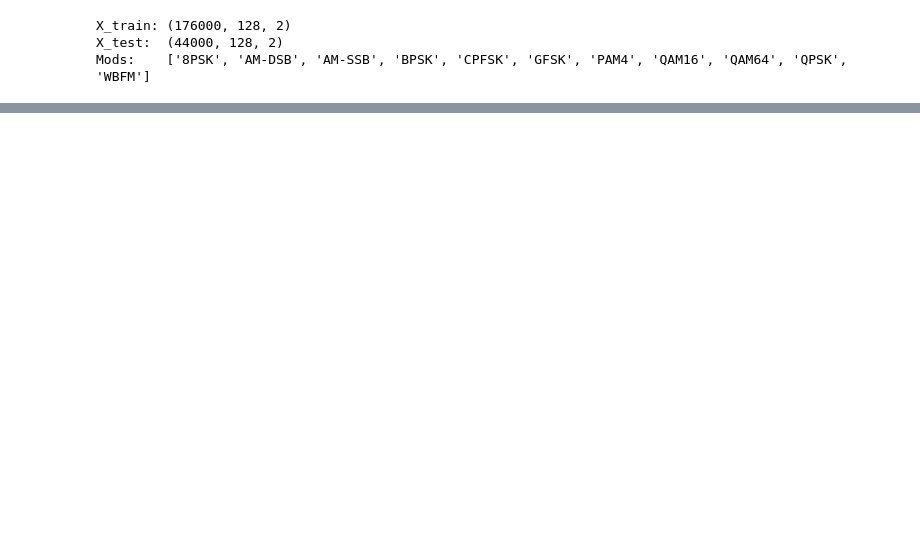
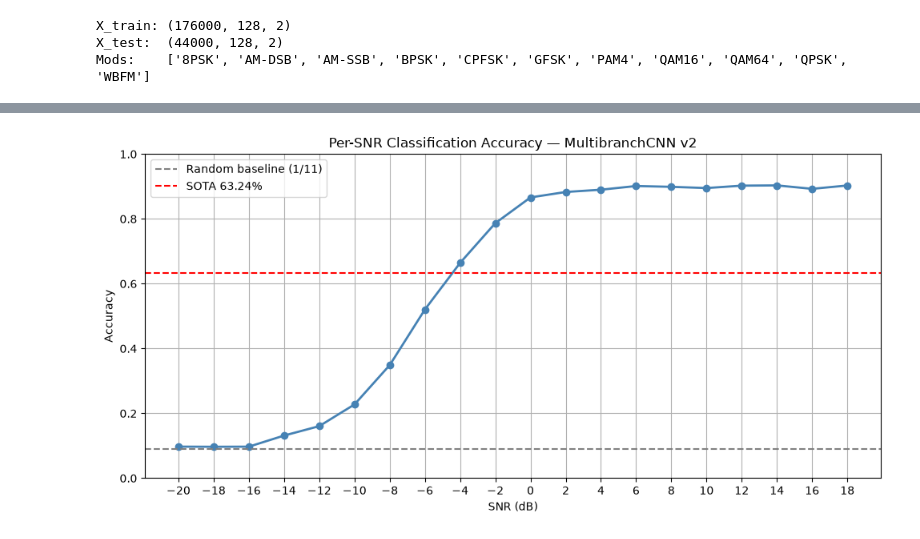
Before and after one commit to Reday1/AMC-CNN-Ensemble, a Jupyter notebook: radio_ml_ensemble.ipynb, the cells around one changed output, grey strips where cells are left out. Drawn from its saved outputs; the diff is of its cells as text; code cells hidden in the pictures; blank space fills up the shorter version.

```diff
--- a/radio_ml_ensemble.ipynb
+++ b/radio_ml_ensemble.ipynb
@@ -203,0 +232,17 @@ Detected at node StatefulPartitionedCall defined at (most recent call last):
+# %%
+from tensorflow.keras.models import load_model
+
+model = load_model('best_model.keras', custom_objects={
+    'fft_features': fft_features,
+    'envelope_features': envelope_features
+})
+
+all_preds = model.predict(X_test, batch_size=1024)
+
+y_true = np.argmax(Y_test, axis=1)
+y_pred = np.argmax(all_preds, axis=1)
+
+snr_acc = {}
+for s in sorted(set(snr_test)):
+    mask = snr_test == s
+    snr_acc[s] = (y_pred[mask] == y_true[mask]).mean()
@@ -204,29 +272,17 @@ Detected at node StatefulPartitionedCall defined at (most recent call last):
 # %%
-custom_objs = {
-    'fft_features': fft_features,
-    'envelope_features': envelope_features
-}
-
-model = tf.keras.models.load_model('/content/drive/MyDrive/collab/best_model.keras', custom_objects=custom_objs)
-
-snr_acc = {}
-for snr in sorted(set(snr_test)):
-    mask = snr_test == snr
-    preds = model.predict(X_test[mask], verbose=0)
-    correct = np.argmax(preds, axis=1) == np.argmax(Y_test[mask], axis=1)
-    snr_acc[snr] = correct.mean()
+snr_vals = sorted(snr_acc.keys())
+acc_vals = [snr_acc[s] for s in snr_vals]
 
 plt.figure(figsize=(10, 5))
-plt.plot(list(snr_acc.keys()), list(snr_acc.values()), marker='o', linewidth=2, color='steelblue')
+plt.plot(snr_vals, acc_vals, marker='o', linewidth=2, color='steelblue')
 plt.axhline(1/11, color='gray', linestyle='--', label='Random baseline (1/11)')
 plt.axhline(0.6324, color='red', linestyle='--', label='SOTA 63.24%')
-plt.xlabel('SNR (dB)')
-plt.ylabel('Accuracy')
-plt.title('Per-SNR Classification Accuracy — MultibranchCNN')
-plt.xticks(list(snr_acc.keys()))
-plt.ylim(0, 1)
-plt.grid(True)
-plt.legend()
+plt.xlabel('SNR (dB)'); plt.ylabel('Accuracy')
+plt.title('Per-SNR Classification Accuracy — MultibranchCNN v2')
+plt.xticks(snr_vals); plt.ylim(0, 1)
+plt.grid(True); plt.legend()
 plt.tight_layout()
-plt.savefig('/content/drive/MyDrive/collab/snr_accuracy.png', dpi=150)
+plt.savefig('snr_accuracy.png', dpi=150)
 plt.show()
+# %% [output]
+[figure, added]
```
Also changed, not shown: parts of 10 cells of this notebook, 7 other files.
